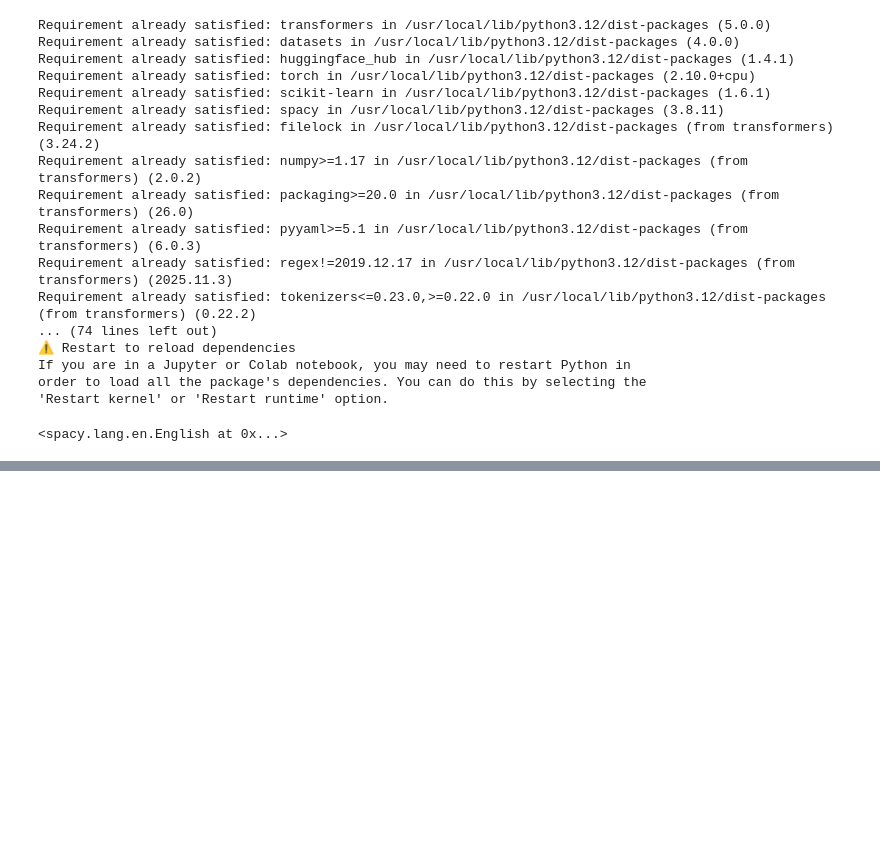
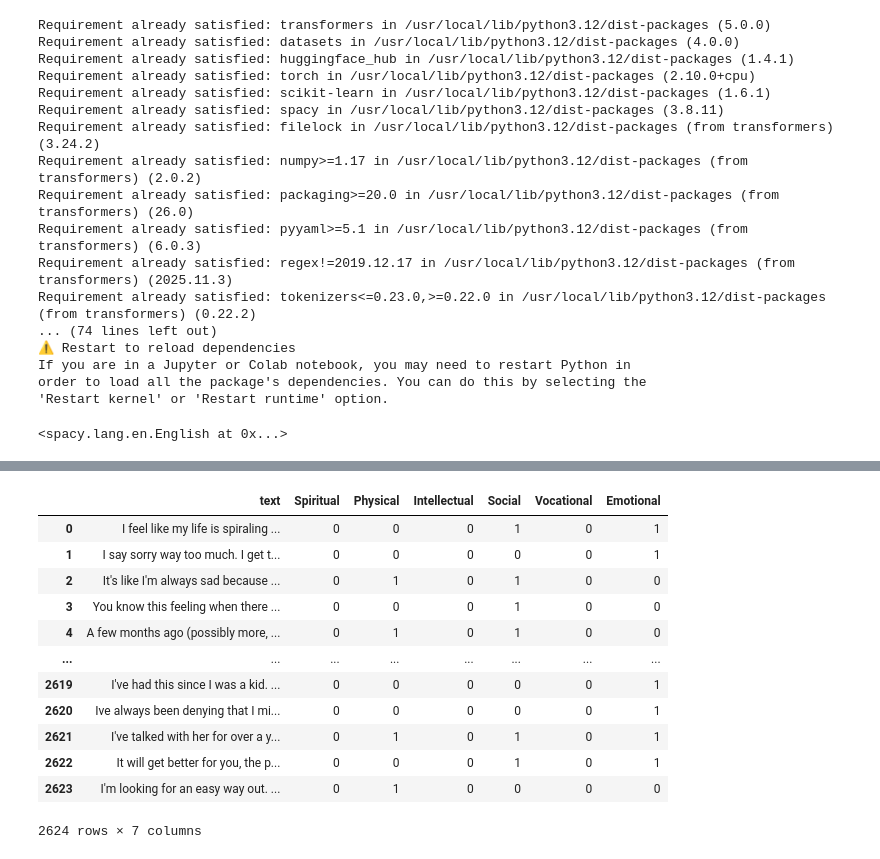
Before and after one commit to jayaramanp/cNLP4QoL, a Jupyter notebook: cNLP4QoL_workbook1.ipynb, the cells around one changed output, grey strips where cells are left out. Cells and saved outputs as stored; diff of their text form; code cells hidden in the pictures; blank space fills up the shorter version.

```diff
--- a/cNLP4QoL_workbook1.ipynb
+++ b/cNLP4QoL_workbook1.ipynb
@@ -35,0 +39,18 @@ fatal: could not read Username for 'https://github.com': No such device or addre
+# %%
+import pandas as pd
+train_df = pd.read_csv("train_data.csv")
+train_df
+# %% [output]
+|  | text | Spiritual | Physical | Intellectual | Social | Vocational | Emotional |
+| 0 | I feel like my life is spiraling ... | 0 | 0 | 0 | 1 | 0 | 1 |
+| 1 | I say sorry way too much. I get t... | 0 | 0 | 0 | 0 | 0 | 1 |
+| 2 | It's like I'm always sad because ... | 0 | 1 | 0 | 1 | 0 | 0 |
+| 3 | You know this feeling when there ... | 0 | 0 | 0 | 1 | 0 | 0 |
+| 4 | A few months ago (possibly more, ... | 0 | 1 | 0 | 1 | 0 | 0 |
+| ... | ... | ... | ... | ... | ... | ... | ... |
+| 2619 | I've had this since I was a kid. ... | 0 | 0 | 0 | 0 | 0 | 1 |
+| 2620 | Ive always been denying that I mi... | 0 | 0 | 0 | 0 | 0 | 1 |
+| 2621 | I've talked with her for over a y... | 0 | 1 | 0 | 1 | 0 | 1 |
+| 2622 | It will get better for you, the p... | 0 | 0 | 0 | 1 | 0 | 1 |
+| 2623 | I'm looking for an easy way out. ... | 0 | 1 | 0 | 0 | 0 | 0 |
+2624 rows × 7 columns
```
Also changed, not shown: parts of 21 cells of this notebook.
